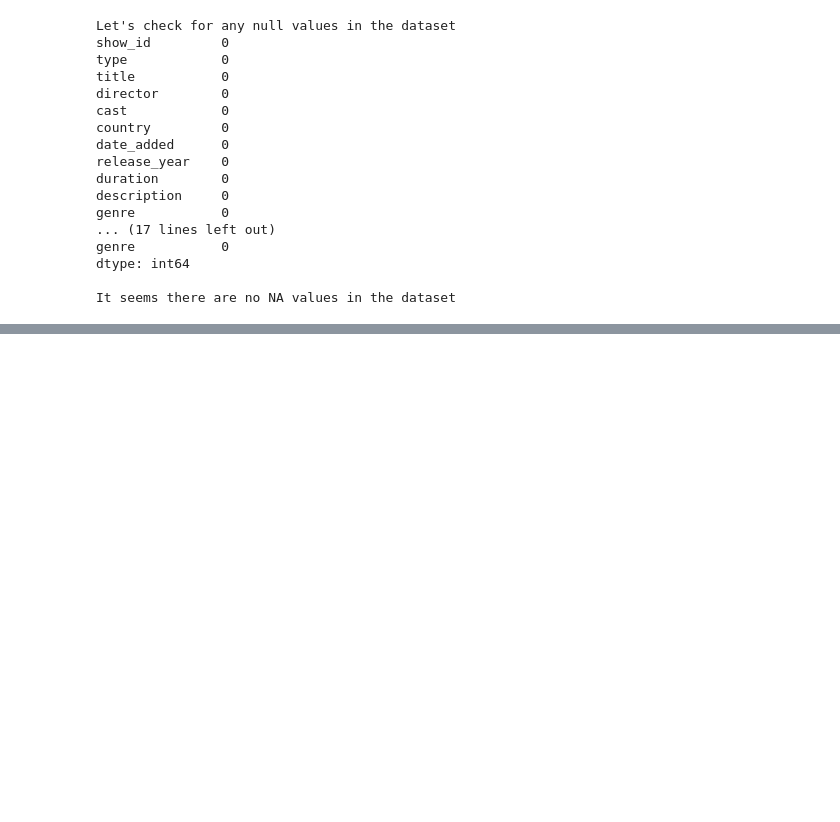
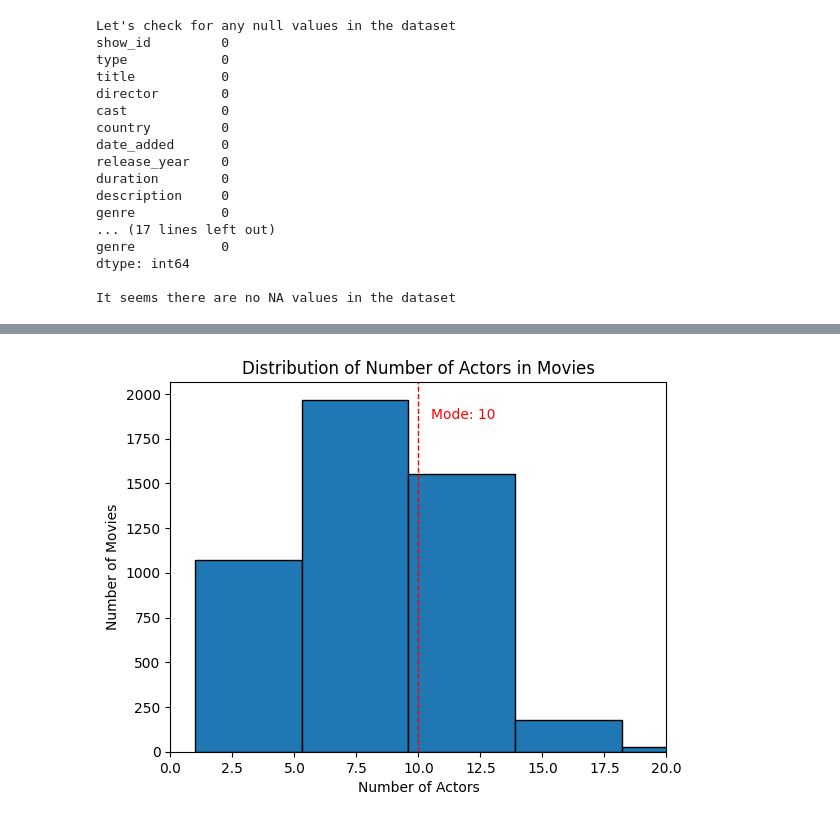
Before and after one commit to oaj1/Netflix, a Jupyter notebook: notebook.ipynb, the cells around one changed output, grey strips where cells are left out. Cells and saved outputs as stored; diff of their text form; code cells hidden in the pictures; blank space fills up the shorter version.

```diff
--- a/notebook.ipynb
+++ b/notebook.ipynb
@@ -146,0 +192,21 @@ short_movie_count
+# %%
+# Calculate the number of actors in each movie
+netflix_df['num_actors'] = netflix_df['cast'].str.split(',').str.len()
+
+# Find the most common number of actors
+mostFrequentNumOfActors = netflix_df['num_actors'].mode()[0]
+
+# Plot a histogram of the number of actors in movies
+plt.hist(netflix_df['num_actors'], bins=10, edgecolor='black')
+plt.title('Distribution of Number of Actors in Movies')
+plt.xlabel('Number of Actors')
+plt.ylabel('Number of Movies')
+plt.xlim(0, 20)
+
+# Highlight the mode in red
+plt.axvline(mostFrequentNumOfActors, color='red', linestyle='dashed', linewidth=1)
+plt.text(mostFrequentNumOfActors + 0.5, plt.ylim()[1] * 0.9, f'Mode: {mostFrequentNumOfActors}', color='red')
+
+plt.show()
+# %% [output]
+[figure, added]
```
Also changed, not shown: parts of 4 cells of this notebook.
